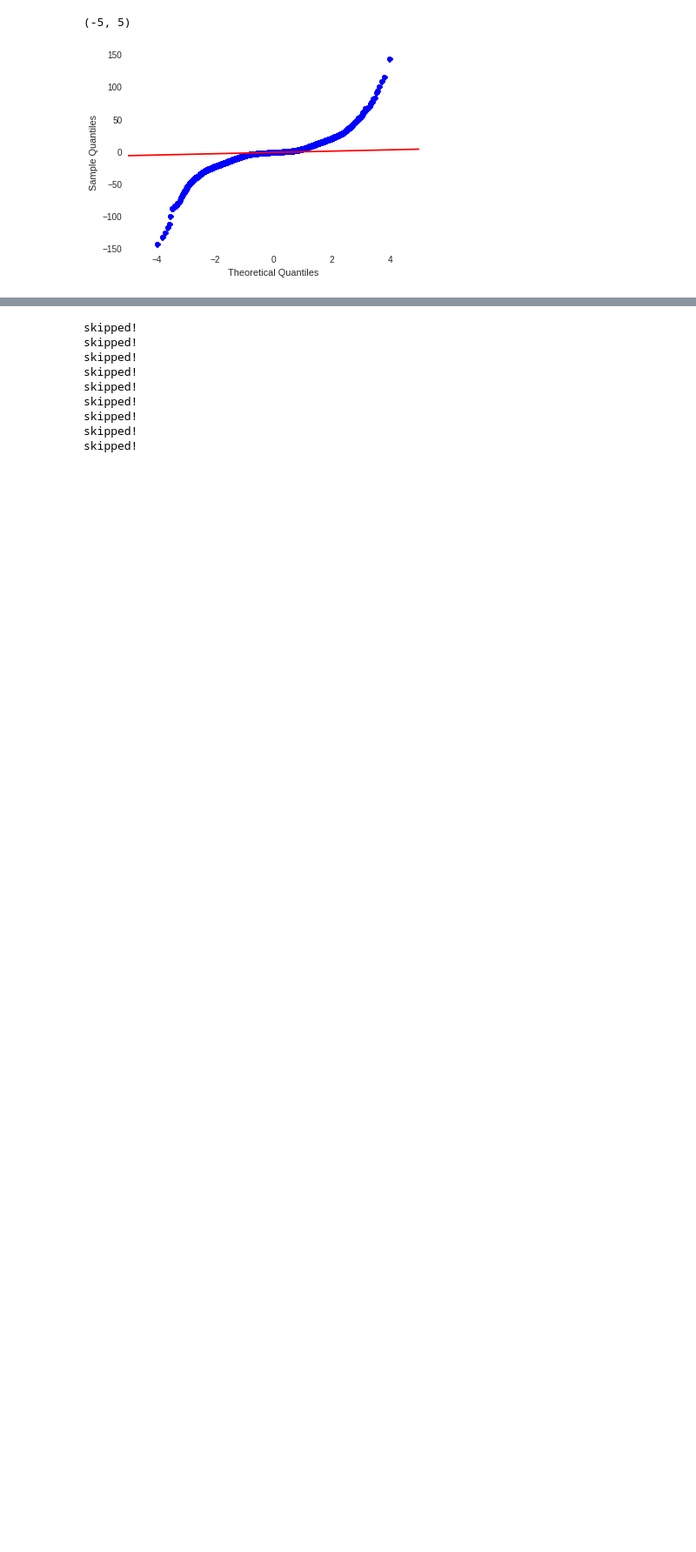
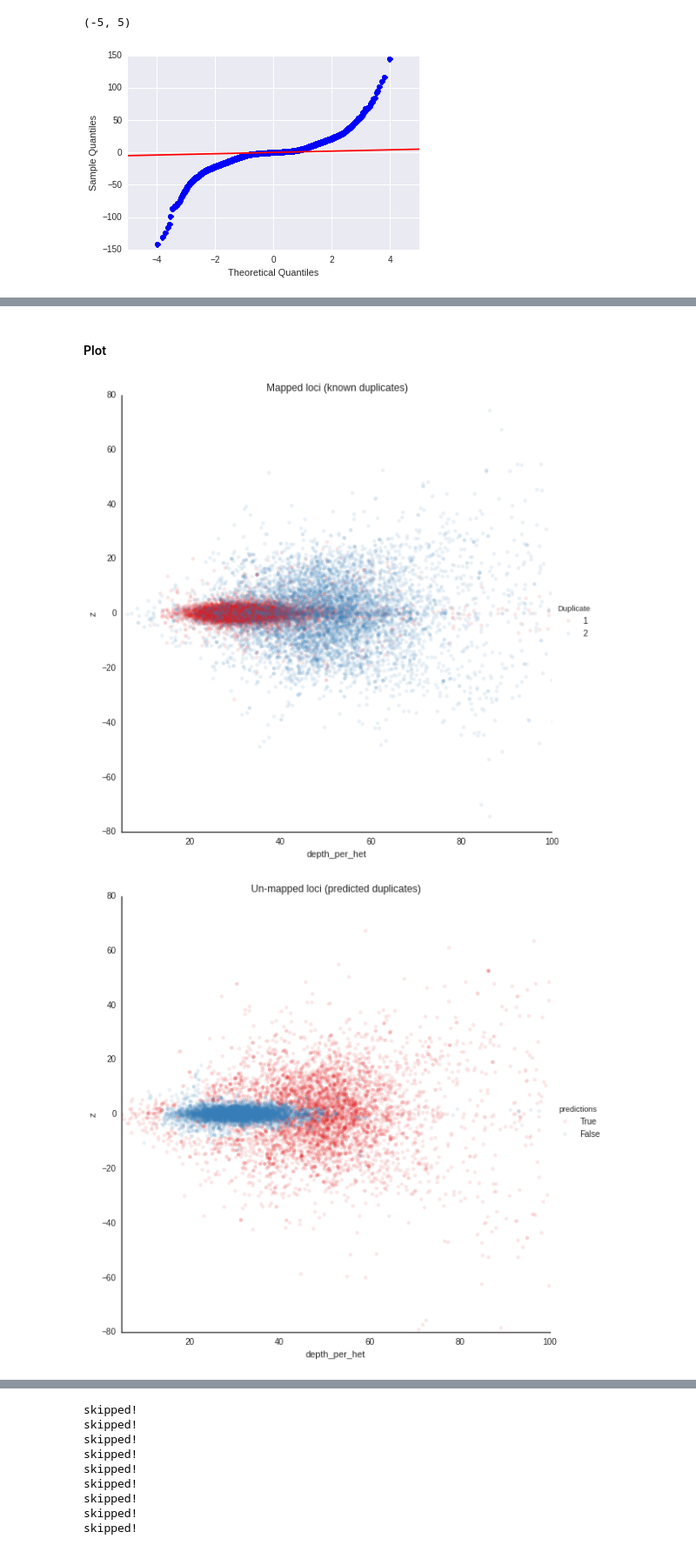
Before and after one commit to rwaples/RAD_allele_coverage, a Jupyter notebook: notebooks/chum allele depth.ipynb, the cells around one changed output, grey strips where cells are left out. Shown at 87% size. Cells and saved outputs as stored; diff of their text form; code cells hidden in the pictures; blank space fills up the shorter version.

Commit message:
added machine learning classification of duplicates

```diff
--- a/notebooks/chum allele depth.ipynb
+++ b/notebooks/chum allele depth.ipynb
@@ -252,0 +289,29 @@ plt.xlim(-5,5)
+# %%
+features_of_unknown = unknown_loci[features_list].values
+# %%
+predictions = model.apply_many(features_of_unknown)
+# %%
+unknown_loci['predictions'] = predictions
+#unknown_loci['predictions'] = [not xx for xx in predictions]
+# %% [markdown]
+#### Plot
+# %%
+sns.set_style("white")
+# %%
+sns.lmplot(x = 'depth_per_het', y = 'z', data = training_loci, fit_reg = False, hue = 'Duplicate',
+          palette=sns.color_palette("Set1", 2), scatter_kws = {'alpha':.1}, size =8)
+#plt.xscale('log')
+plt.xlim(5, 100)
+plt.ylim(-80, 80)
+plt.title('Mapped loci (known duplicates)')
+
+sns.lmplot(x = 'depth_per_het', y = 'z', data = unknown_loci, fit_reg = False, hue = 'predictions',
+          palette=sns.color_palette("Set1", 2), scatter_kws = {'alpha':.1}, size =8)
+#plt.xscale('log')
+plt.xlim(5, 100)
+plt.ylim(-80, 80)
+plt.title('Un-mapped loci (predicted duplicates)')
+plt.show()
+# %% [output]
+[figure, added]
+[figure, added]
```
Also changed, not shown: parts of 19 cells of this notebook, 3 other files.
